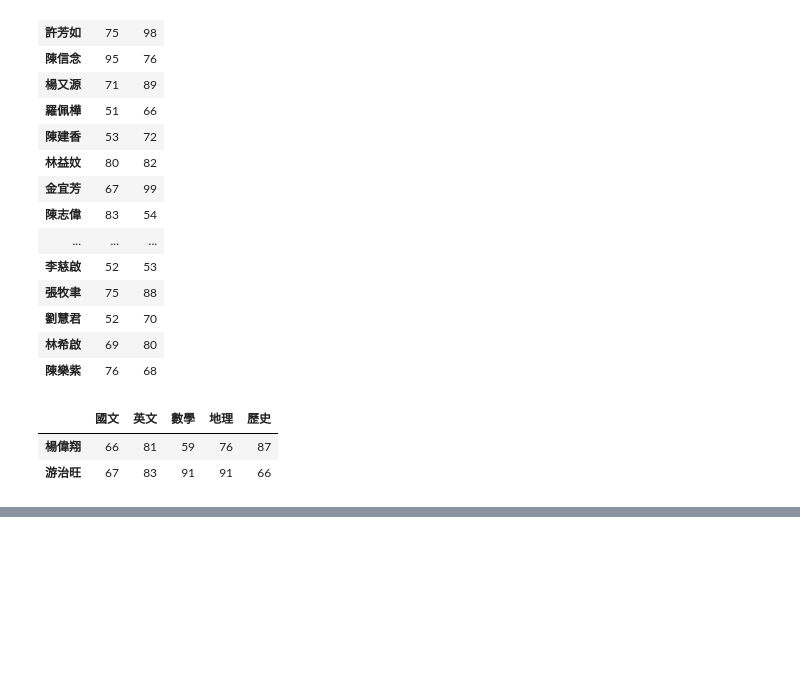
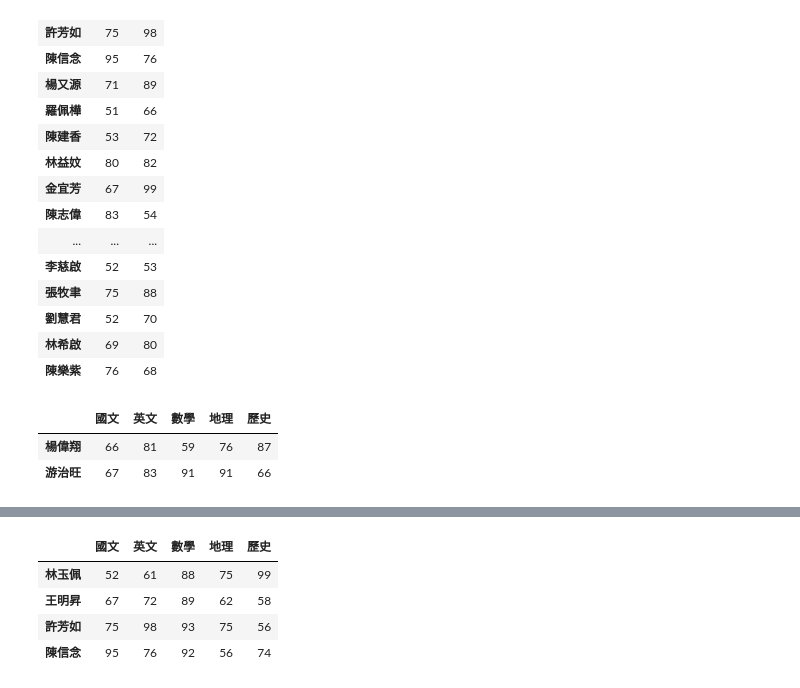
Before and after one commit to wu4fmp6/python_analysis, a Jupyter notebook: lesson5_4.ipynb, the cells around one changed output, grey strips where cells are left out. Cells and saved outputs as stored; diff of their text form; code cells hidden in the pictures; blank space fills up the shorter version.

```diff
--- a/lesson5_4.ipynb
+++ b/lesson5_4.ipynb
@@ -106,0 +121,8 @@ df.iloc[[0,37]]
+# %%
+df.iloc[0:4]
+# %% [output]
+|  | 國文 | 英文 | 數學 | 地理 | 歷史 |
+| 林玉佩 | 52 | 61 | 88 | 75 | 99 |
+| 王明昇 | 67 | 72 | 89 | 62 | 58 |
+| 許芳如 | 75 | 98 | 93 | 75 | 56 |
+| 陳信念 | 95 | 76 | 92 | 56 | 74 |
```
Also changed, not shown: parts of 2 cells of this notebook.
